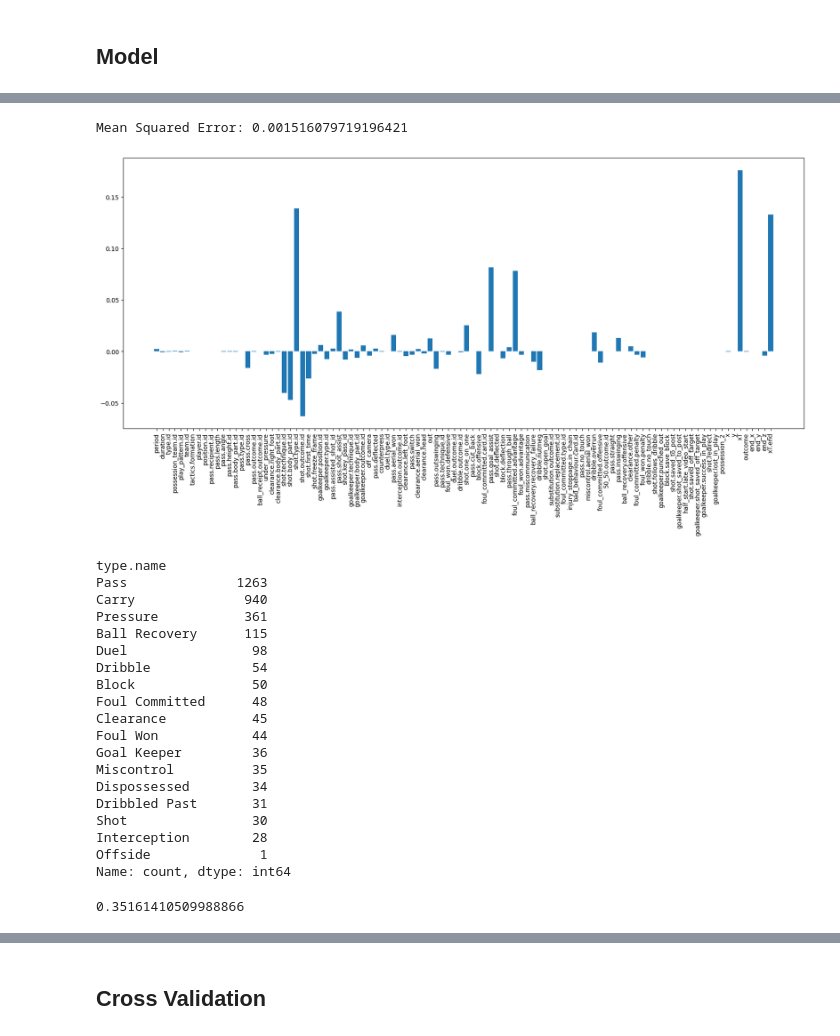
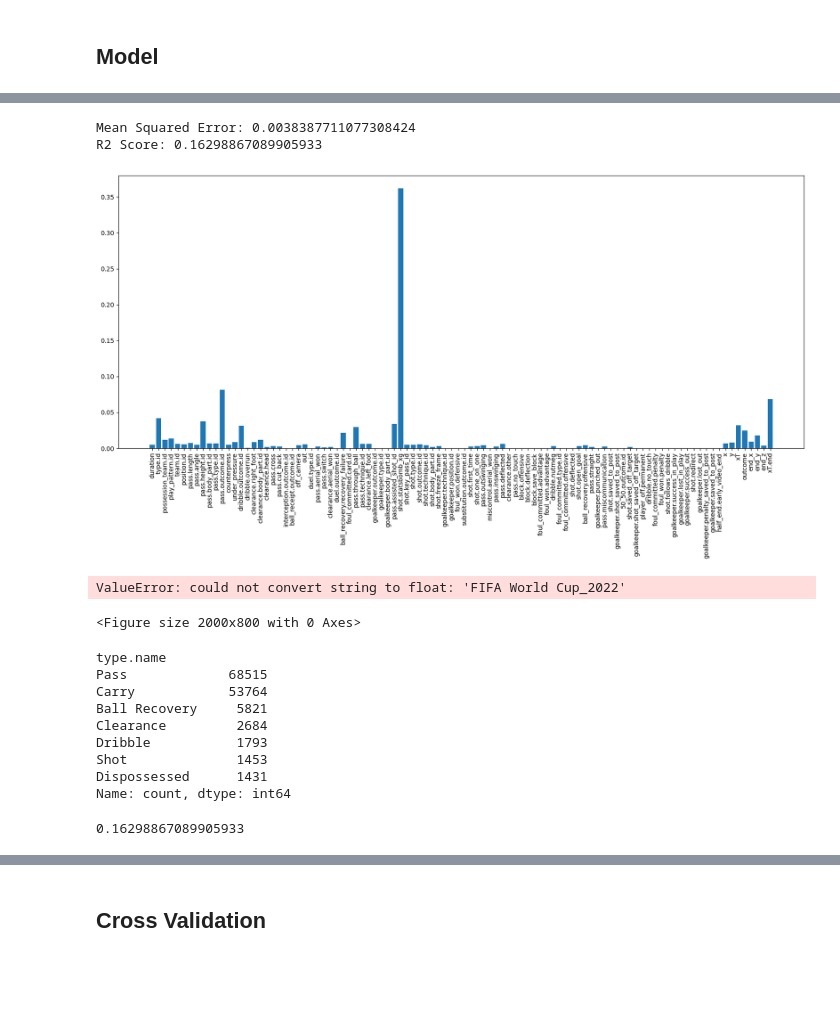
Before and after one commit to tomasnp/Datacamp, a Jupyter notebook: OBV_Man.ipynb, the cells around one changed output, grey strips where cells are left out. Cells and saved outputs as stored; diff of their text form; code cells hidden in the pictures; blank space fills up the shorter version.

```diff
--- a/OBV_Man.ipynb
+++ b/OBV_Man.ipynb
@@ -8,10 +8,13 @@ from sklearn.linear_model import LinearRegression
 from sklearn.metrics import mean_squared_error, r2_score
 from sklearn.model_selection import cross_val_predict
 # %%
-events = pd.read_csv("events_WC22.csv", low_memory=False)
+events = pd.read_csv("events.csv", low_memory=False)
 
 euro = events[events['competition_season'] == "UEFA Euro_2020"]
 cdm = events[events['competition_season'] == "FIFA World Cup_2022"]
 cdm_final = cdm[cdm['match_date'] == "2022-12-18"]
 
-df = cdm_final.sort_index()
+df = events.sort_index()
+# %%
+df = df[df["type.name"].isin(["Pass","Carry", "Clearance", "Dribble", "Shot", "Dispossessed", "Ball Recovery"])]
+df = df[df["period"] <= 4]
@@ -137,7 +192,7 @@ def get_end_location(row):
             next_event = df.loc[next_index]
             return next_event.get("carry.end_location")
     else:
-        return None
+        return row['location']
 
 def remove_brackets(x):
     if x[-1] == "]":
@@ -197,49 +292,51 @@ for col in X.columns:
 # %%
+from sklearn.ensemble import RandomForestRegressor
+from xgboost import XGBRegressor
 X_train, X_test, y_train, y_test = train_test_split(X, y, test_size=0.2, random_state=42)
 
 # Create the model
-model = LinearRegression()
+model = XGBRegressor(random_state=42)
 model.fit(X_train, y_train)
 
 # Predict the PSV
 y_pred = model.predict(X_test)
 print("Mean Squared Error:", mean_squared_error(y_test, y_pred))
+print("R2 Score:", r2_score(y_test, y_pred))
 # %% [output]
-Mean Squared Error: 0.001516079719196421
+Mean Squared Error: 0.0038387711077308424
+R2 Score: 0.16298867089905933
 # %%
-# Plot the coefficients of linear regression
 plt.figure(figsize=(20, 8))
-plt.bar(X.columns, model.coef_)
+plt.bar(X.columns, model.feature_importances_)
 plt.xticks(rotation=90)
 plt.show()
 # %% [output]
-[figure, old version]
+[figure, new version]
+# %%
+# matrice de corrélation sans valeurs juste couleurs a grande echelle pour bien tout voir
+plt.figure(figsize=(20, 8))
+corr = df.corr()
+plt.matshow(corr, cmap='coolwarm', fignum=1)
+plt.colorbar()
+# %% [output]
+ValueError: could not convert string to float: 'FIFA World Cup_2022'
+<Figure size 2000x800 with 0 Axes>
 # %%
 df["type.name"].value_counts()
 # %% [output]
 type.name
-Pass              1263
-Carry              940
-Pressure           361
-Ball Recovery      115
-Duel                98
-Dribble             54
-Block               50
-Foul Committed      48
-Clearance           45
-Foul Won            44
-Goal Keeper         36
-Miscontrol          35
-Dispossessed        34
-Dribbled Past       31
-Shot                30
-Interception        28
-Offside              1
+Pass             68515
+Carry            53764
+Ball Recovery     5821
+Clearance         2684
+Dribble           1793
+Shot              1453
+Dispossessed      1431
 Name: count, dtype: int64
 # %%
 r2_score(y_test, y_pred)
 # %% [output]
-0.35161410509988866
+0.16298867089905933
 # %%
 X_test["pred"] = y_pred
 # %%
```
Also changed, not shown: parts of 18 cells of this notebook, 3 other files.
